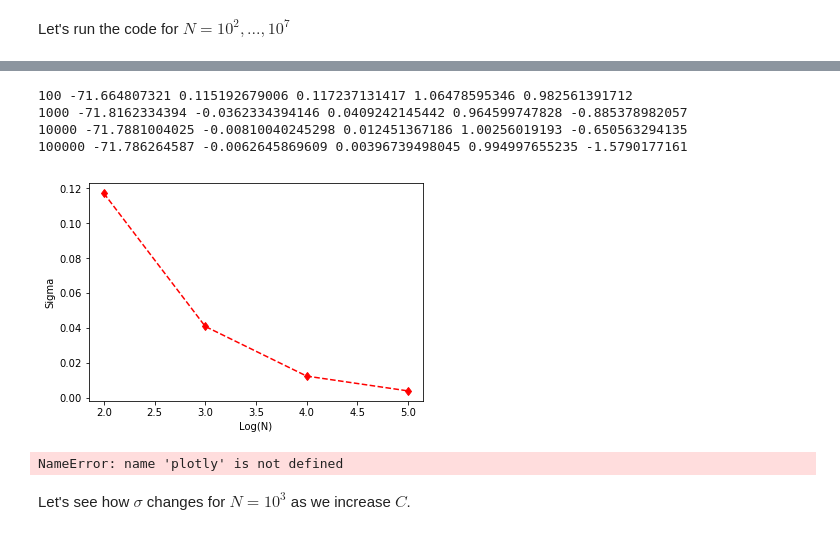
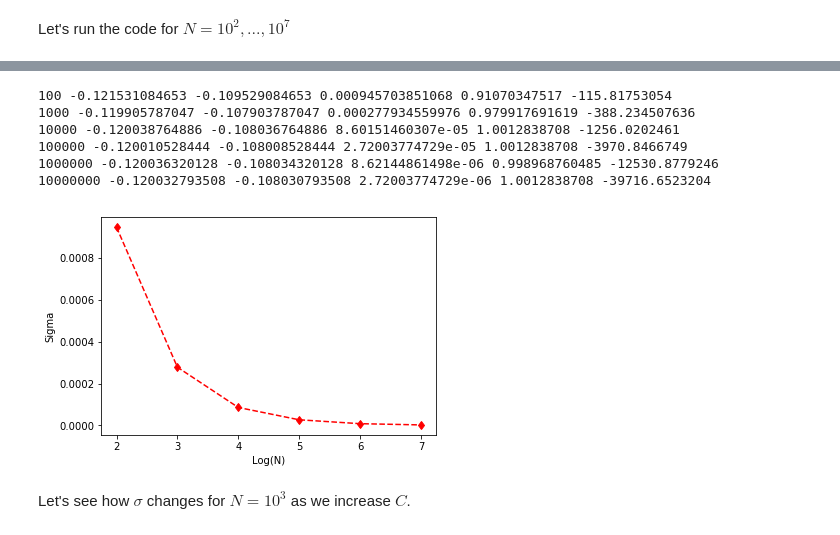
Before and after one commit to guneykan/montecarlo, a Jupyter notebook: PS3/PS3-extended.ipynb, the cells around one changed output, grey strips where cells are left out. Cells and saved outputs as stored; diff of their text form; code cells hidden in the pictures.

```diff
--- a/PS3/PS3-extended.ipynb
+++ b/PS3/PS3-extended.ipynb
@@ -120,7 +120,7 @@ def integrate(f,lower,upper,N,C):
     var=var/N
     #Store generated points for variance calculation.
     Vsum=outputs.sum()
-    return Vsum/N-H*(upper-lower),var
+    return Vsum/N-H*(upper-lower),(upper-lower)**2*var
 # %% [markdown]
 Let's run the code for $N=10^2,...,10^7$
 # %%
@@ -219,62 +238,72 @@ As we know when a weight function is used during Monte Carlo integration, the va
 
 This time $g=\frac{f+C}{n(w+C)}$ where n is normalization constant for the weight function and constants should be calculated for this function. Notice that as C increases,$g$ approaches to 1 which results a zero variance. However due to precision problems after a certain point a computer will find $g=1$ and the value of the integral will be far from true value.
 # %%
-def theoratical_sigma(f,N,C):
-    w=findw(f,C,0,1,True)
-    b=(f(1,0)+C)/(w[0]+w[1])-(f(0,0)+C)/(w[1])
-    c=(f(1,0)+C)/(w[0]+w[1])-2*(f(0.5,0)+C)/(0.5*w[0]+w[1])+(f(0,0)+C)/(w[1])
-    c*=2
+def theoretical_sigma(f,lower,upper,N,C):
+
+    w=findw(f,C,lower,upper,True)
+
+    flower=f(lower,C)
+    fmiddle=f((lower+upper)/2,C)
+    fupper=f(upper,C)
+
+    wlower=w[0]*lower+w[1]
+    wmiddle=w[0]*(lower+upper)/2+w[1]
+    wupper=w[0]*upper+w[1]
+
+    gupper=fupper/wupper
+    gmiddle=fmiddle/wmiddle
+    glower=flower/wlower
+
+    b=(gupper-glower)/(upper-lower)
+    c=2*(gupper-2*gmiddle+glower)/(upper-lower)**2
+
     meanu=0
-    meanu2=0.083333
+    meanu2=2/3*((upper-lower)/2)**3
+    meanu2/=(upper-lower)
     meanu3=0
-    meanu4=0.0125
+    meanu4=2/5*((upper-lower)/2)**5
+    meanu4/=(upper-lower)
+
     var=b**2*(meanu2-meanu**2)+2*b*c*(meanu3-meanu*meanu2)+c**2*(meanu4-meanu2**2)
     var/=N
-    return np.sqrt(var)
 
+    return (upper-lower)*np.sqrt(var)
 
+low=4.6
+up=5.2
 #Divide the region into 10 pieces.
-l=[0,1]
+l=[low,up]
 #Real value of the integral
-I_real=-71.78
+I_real=-.012002
 #N values
-N=[100,1000,10000,100000]
+N=[100,1000,10000,100000,1000000,10000000]
 #Integration results.
 results=[]
 #Standart deviation values
 sigmas=[]
 for k in N:
     I=0
     sigma=0
     S=100000
     for i in range (0,len(l)-1):
         temp,temp2=integrate(f,l[i],l[i+1],k,S)
         I+=temp
         sigma+=temp2
     results.append(I)
     sigmas.append(np.sqrt(sigma))
-    print(k,I,I-I_real,np.sqrt(sigma),theoratical_sigma(f,k,S)/np.sqrt(sigma),(I-I_real)/np.sqrt(sigma))
+    print(k,I,I-I_real,np.sqrt(sigma),theoretical_sigma(f,low,up,k,S)/np.sqrt(sigma),(I-I_real)/np.sqrt(sigma))
 plt.plot(np.log10(N),sigmas,'rd--')
 plt.ylabel('Sigma')
 plt.xlabel('Log(N)')
 plt.show()
 # %% [output]
-100 -71.664807321 0.115192679006 0.117237131417 1.06478595346 0.982561391712
-1000 -71.8162334394 -0.0362334394146 0.0409242145442 0.964599747828 -0.885378982057
-10000 -71.7881004025 -0.00810040245298 0.012451367186 1.00256019193 -0.650563294135
-100000 -71.786264587 -0.0062645869609 0.00396739498045 0.994997655235 -1.5790177161
+100 -0.121531084653 -0.109529084653 0.000945703851068 0.91070347517 -115.81753054
+1000 -0.119905787047 -0.107903787047 0.000277934559976 0.979917691619 -388.234507636
+10000 -0.120038764886 -0.108036764886 8.60151460307e-05 1.0012838708 -1256.0202461
+100000 -0.120010528444 -0.108008528444 2.72003774729e-05 1.0012838708 -3970.8466749
+1000000 -0.120036320128 -0.108034320128 8.62144861498e-06 0.998968760485 -12530.8779246
+10000000 -0.120032793508 -0.108030793508 2.72003774729e-06 1.0012838708 -39716.6523204
-[figure, old version]
+[figure, new version]
-# %%
-data_matrix = [["N", "I MC", "I Real", "I MC-I Real","sigma","I MC-I Real/sigma"]]
-for i in range (0,len(N)):
-    element=[10*N[i], results[i], I_real,results[i]-I_real,sigmas[i],(results[i]-I_real)/sigmas[i]]
-    data_matrix.append(element)
-
-plotly.tools.set_credentials_file(username='guneykan', api_key='Yu3MsgD6Zlfbb0B3S5Mx')
-table = ff.create_table(data_matrix)
-py.iplot(table)
-# %% [output]
-NameError: name 'plotly' is not defined
 # %% [markdown]
 Let's see how $\sigma$ changes for $N=10^3$ as we increase $C$.
 # %%
```
Also changed, not shown: parts of 3 cells of this notebook.
